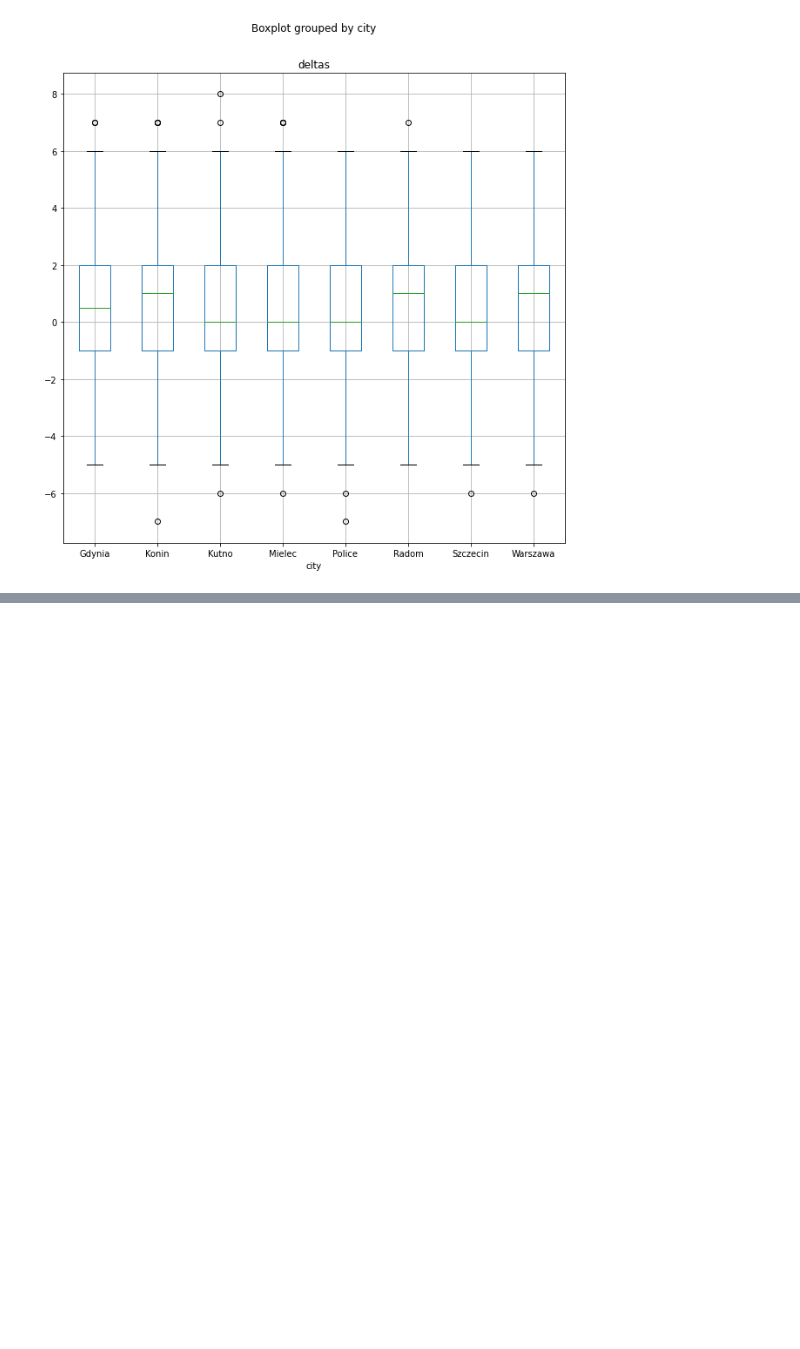
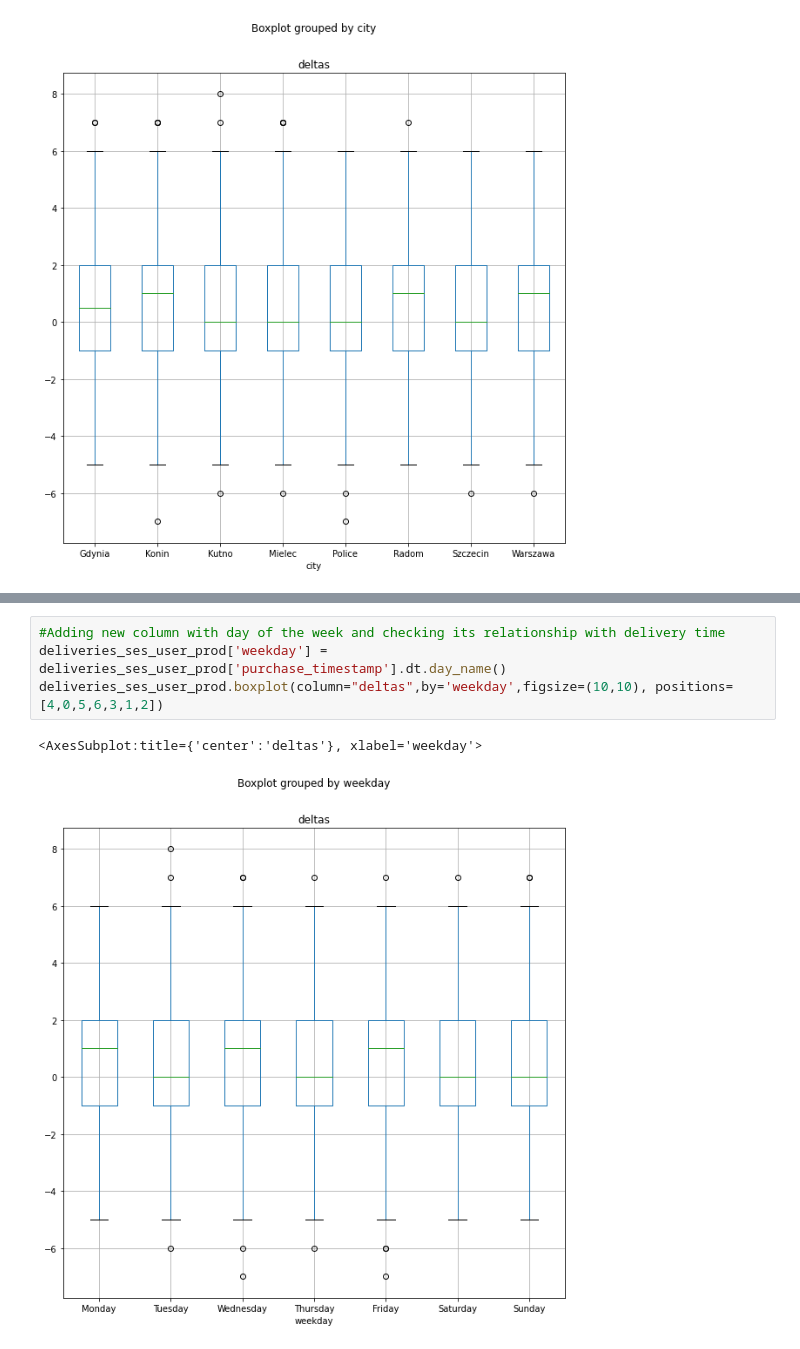
Before and after one commit to Magdahime/IUM_project, a Jupyter notebook: DataVisualization.ipynb, the cells around one changed output, grey strips where cells are left out. Drawn from its saved outputs; the diff is of its cells as text; blank space fills up the shorter version.

```diff
--- a/DataVisualization.ipynb
+++ b/DataVisualization.ipynb
@@ -190,0 +186,7 @@ deliveries_ses_user_prod = deliveries_ses_user.merge(products, on='product_id')
+# %%
+#Adding new column with day of the week and checking its relationship with delivery time
+deliveries_ses_user_prod['weekday'] = deliveries_ses_user_prod['purchase_timestamp'].dt.day_name()
+deliveries_ses_user_prod.boxplot(column="deltas",by='weekday',figsize=(10,10), positions=[4,0,5,6,3,1,2])
+# %% [output]
+<AxesSubplot:title={'center':'deltas'}, xlabel='weekday'>
+[figure, added]
```
Also changed, not shown: parts of 28 cells of this notebook.
